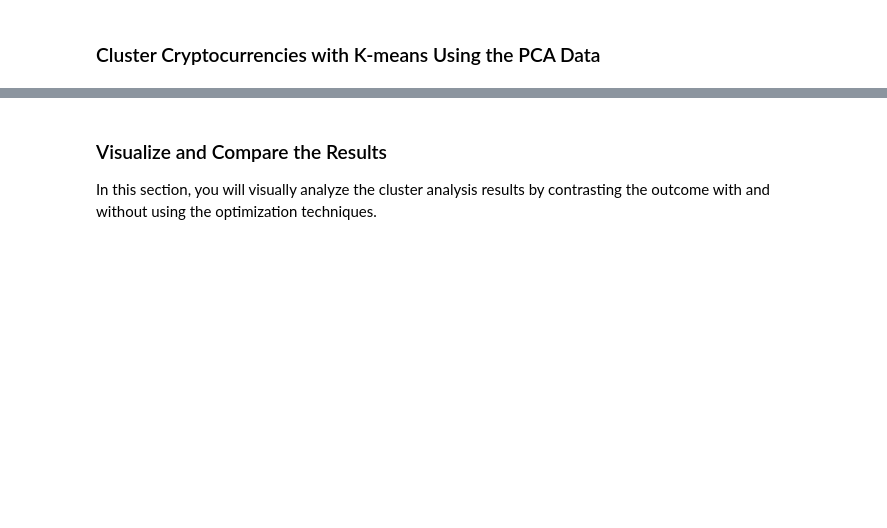
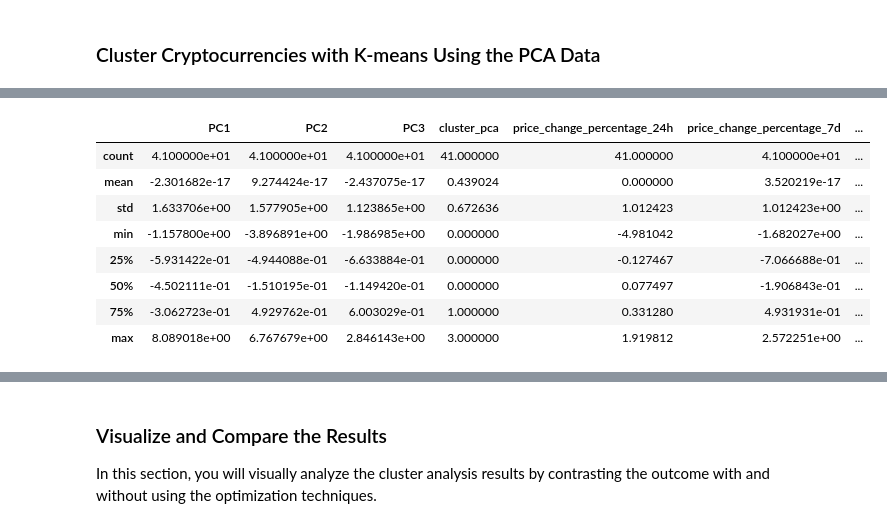
Before and after one commit to oas95/CryptoClustering, a Jupyter notebook: Crypto_Clustering.ipynb, the cells around one changed output, grey strips where cells are left out. Saved outputs shown, nothing was run; the diff lists cells and outputs as text; code cells hidden in the pictures; blank space fills up the shorter version.

```diff
--- a/Crypto_Clustering.ipynb
+++ b/Crypto_Clustering.ipynb
@@ -300,2 +412,3 @@ inertia_df
 # %%
 # Fit the K-Means model using the PCA data
+model_pca.fit(df_market_data_pca)
@@ -302,4 +417,6 @@ inertia_df
 # %%
 # Predict the clusters to group the cryptocurrencies using the PCA data
+cluster = model_pca.predict(df_market_data_pca)
 
 # Print the resulting array of cluster values.
+cluster[0:5]
@@ -306,8 +425,9 @@ inertia_df
 # %%
 # Create a copy of the DataFrame with the PCA data
-
+df_marketdata_pca_copy = df_market_data_pca.copy()
 
 # Add a new column to the DataFrame with the predicted clusters
-
+df_marketdata_pca_copy['cluster_pca'] = cluster
 
 # Display sample data
+df_marketdata_pca_copy.head()
@@ -314,3 +442,18 @@ inertia_df
+# %%
+# merging dataframes for plot
+result = pd.concat([df_marketdata_pca_copy, scaledmarket_df], axis = 1)
+# %%
+result.describe()
+# %% [output]
+|  | PC1 | PC2 | PC3 | cluster_pca | price_change_percentage_24h | price_change_percentage_7d | ... |
+| count | 4.100000e+01 | 4.100000e+01 | 4.100000e+01 | 41.000000 | 41.000000 | 4.100000e+01 | ... |
+| mean | -2.301682e-17 | 9.274424e-17 | -2.437075e-17 | 0.439024 | 0.000000 | 3.520219e-17 | ... |
+| std | 1.633706e+00 | 1.577905e+00 | 1.123865e+00 | 0.672636 | 1.012423 | 1.012423e+00 | ... |
+| min | -1.157800e+00 | -3.896891e+00 | -1.986985e+00 | 0.000000 | -4.981042 | -1.682027e+00 | ... |
+| 25% | -5.931422e-01 | -4.944088e-01 | -6.633884e-01 | 0.000000 | -0.127467 | -7.066688e-01 | ... |
+| 50% | -4.502111e-01 | -1.510195e-01 | -1.149420e-01 | 0.000000 | 0.077497 | -1.906843e-01 | ... |
+| 75% | -3.062723e-01 | 4.929762e-01 | 6.003029e-01 | 1.000000 | 0.331280 | 4.931931e-01 | ... |
+| max | 8.089018e+00 | 6.767679e+00 | 2.846143e+00 | 3.000000 | 1.919812 | 2.572251e+00 | ... |
 # %%
 # Create a scatter plot using hvPlot by setting
 # `x="price_change_percentage_24h"` and `y="price_change_percentage_7d"`.
```
Also changed, not shown: parts of 37 cells of this notebook.
